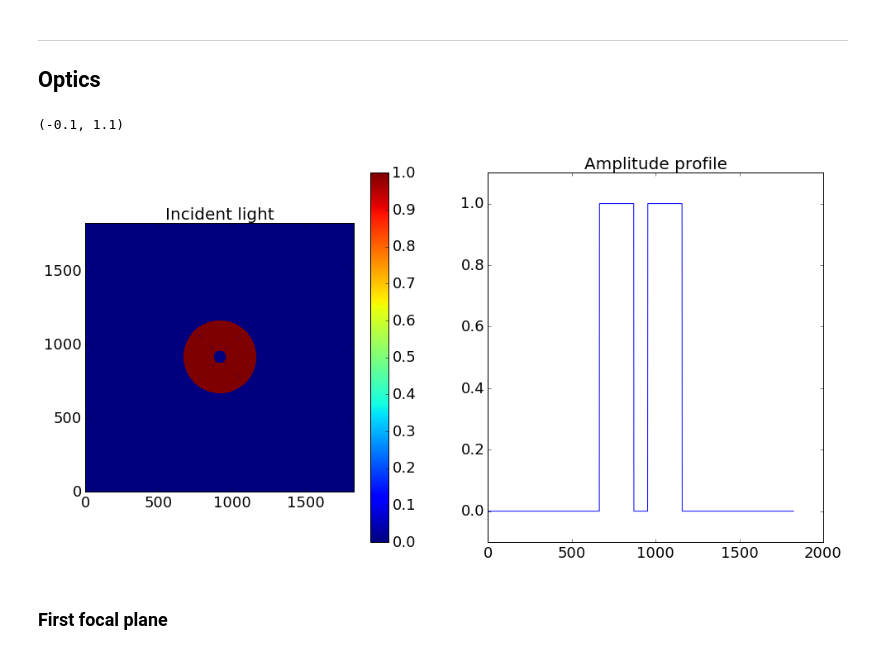
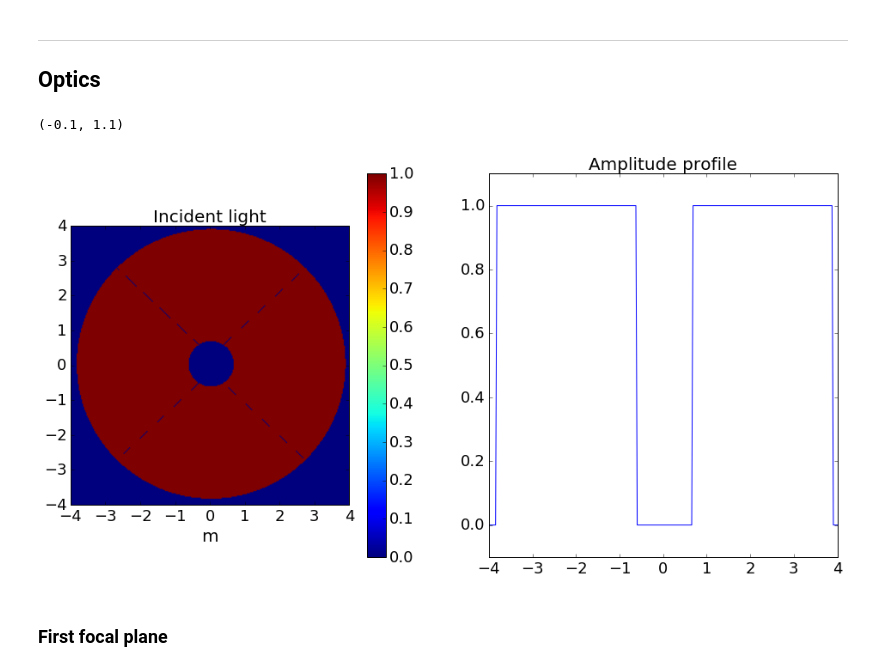
Before and after one commit to Mipanox/GPI_stuff, a Jupyter notebook: notebooks/lyot_test.ipynb, the cells around one changed output. Cells and saved outputs as stored; diff of their text form; code cells hidden in the pictures.

```diff
--- a/notebooks/lyot_test.ipynb
+++ b/notebooks/lyot_test.ipynb
@@ -73,8 +71,19 @@ allowedx = np.where(pri_d==1)[0]
 # %%
-## conforms to masks
-k_pix_arc = p_pixs * u.arcsec
+# parameters
+## pixel scales
+#-- conform to masks
+k_pix_arc = f_pixs * u.arcsec
+p_pix_met = p_pixs * u.m
 
+## extension of the primary mask
+allowedx = np.where(pri_d==1)[0]
+D_tel = (allowedx.max()-allowedx.min())*p_pix_met
+lba_k = 2.19 * u.um
+
+## sampling frequency
 f_s = ((lba_k/D_tel/k_pix_arc).to(u.rad**-1)).value
-N_pix = int((allowedx.max()-allowedx.min()) * f_s)+1
+
+## required number of pixels
+N_pix = int((allowedx.max()-allowedx.min()) * f_s) + 1
 print N_pix
 # %% [output]
@@ -82,3 +91,15 @@ print N_pix
+# %%
+## centroid
+ctx,cty = (N_pix-1)/2, (N_pix-1)/2
+
+##
+kx_min,kx_max = ((0-ctx)*k_pix_arc).value,((N_pix-ctx)*k_pix_arc).value
+ky_min,ky_max = ((0-cty)*k_pix_arc).value,((N_pix-cty)*k_pix_arc).value
+klin = np.linspace(kx_min,kx_max,N_pix)
+
+px_min,px_max = ((0-ctx)*p_pix_met).value,((N_pix-ctx)*p_pix_met).value
+py_min,py_max = ((0-cty)*p_pix_met).value,((N_pix-cty)*p_pix_met).value
+plin = np.linspace(px_min,px_max,N_pix)
 # %% [markdown]
 ## Inputs
 # %%
@@ -100,15 +122,16 @@ Str_inc_ef = Str_amp*np.exp(1j*Str_pha.value)
 ## Optics
 # %%
 plt.figure(figsize=(16,8))
-plt.subplot(121); plt.imshow(abs(Str_inc_ef)**2,origin='lower')
-plt.title('Incident light')
-plt.colorbar()
+plt.subplot(121); plt.imshow(abs(Str_inc_ef)**2,origin='lower',
+                            extent=(px_min,px_max,py_min,py_max))
+plt.title('Incident light'); plt.xlabel('m')
+plt.colorbar(); plt.xlim(-4,4); plt.ylim(-4,4)
 
-plt.subplot(122); plt.plot(abs(Str_inc_ef)[int(N_pix/2),:])
-plt.title('Amplitude profile'); plt.ylim(-0.1,1.1)
+plt.subplot(122); plt.plot(plin,abs(Str_inc_ef)[int(N_pix/2),:])
+plt.title('Amplitude profile'); plt.xlim(-4,4); plt.ylim(-0.1,1.1)
 # %% [output]
 (-0.1, 1.1)
-[figure, old version]
+[figure, new version]
 # %% [markdown]
 ### First focal plane
 # %%
```
Also changed, not shown: parts of 63 cells of this notebook.
